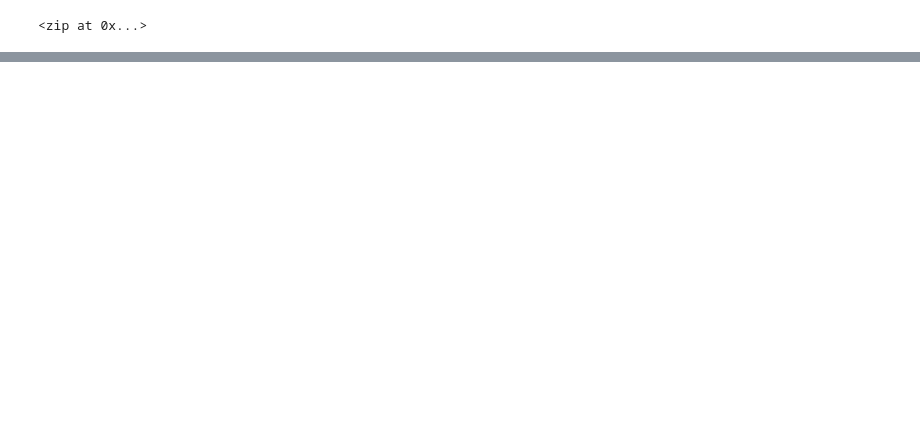
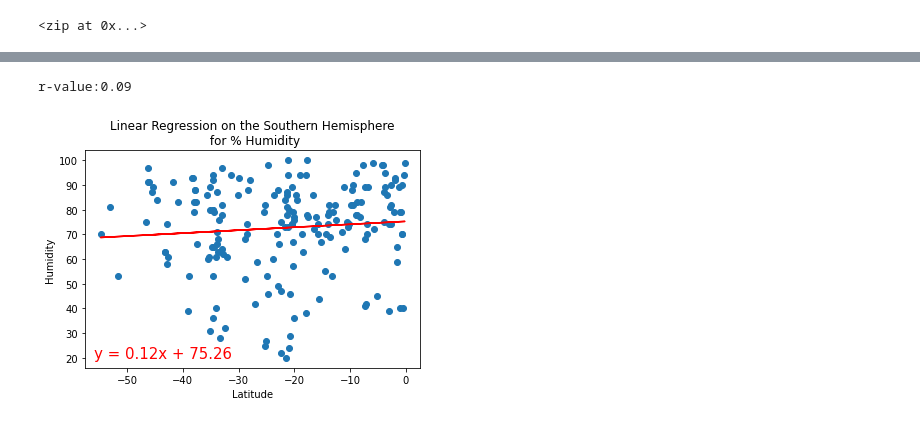
Before and after one commit to tannazmo/World_Weather_Analysis, a Jupyter notebook: practice/WeatherPy.ipynb, the cells around one changed output, grey strips where cells are left out. Cells and saved outputs as stored; diff of their text form; code cells hidden in the pictures; blank space fills up the shorter version.

```diff
--- a/practice/WeatherPy.ipynb
+++ b/practice/WeatherPy.ipynb
@@ -270,0 +366,10 @@ plt.show()
+# %%
+# Linear regression on the Southern Hemisphere
+x_values = southern_hemi_df["Lat"]
+y_values = southern_hemi_df["Humidity"]
+# Call the function.
+plot_linear_regression(x_values, y_values,
+                       'Linear Regression on the Southern Hemisphere\n for % Humidity', 'Humidity',(-56,20))
+# %% [output]
+r-value:0.09
+[figure, added]
```
Also changed, not shown: parts of 20 cells of this notebook, 7 other files.
